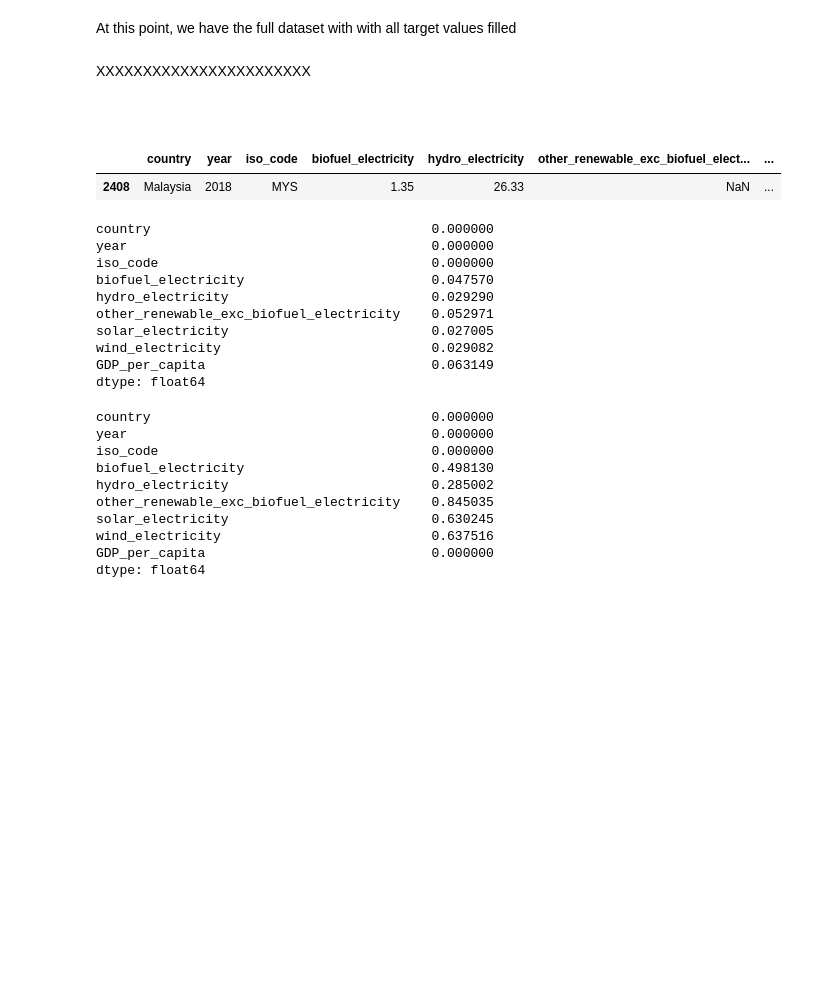
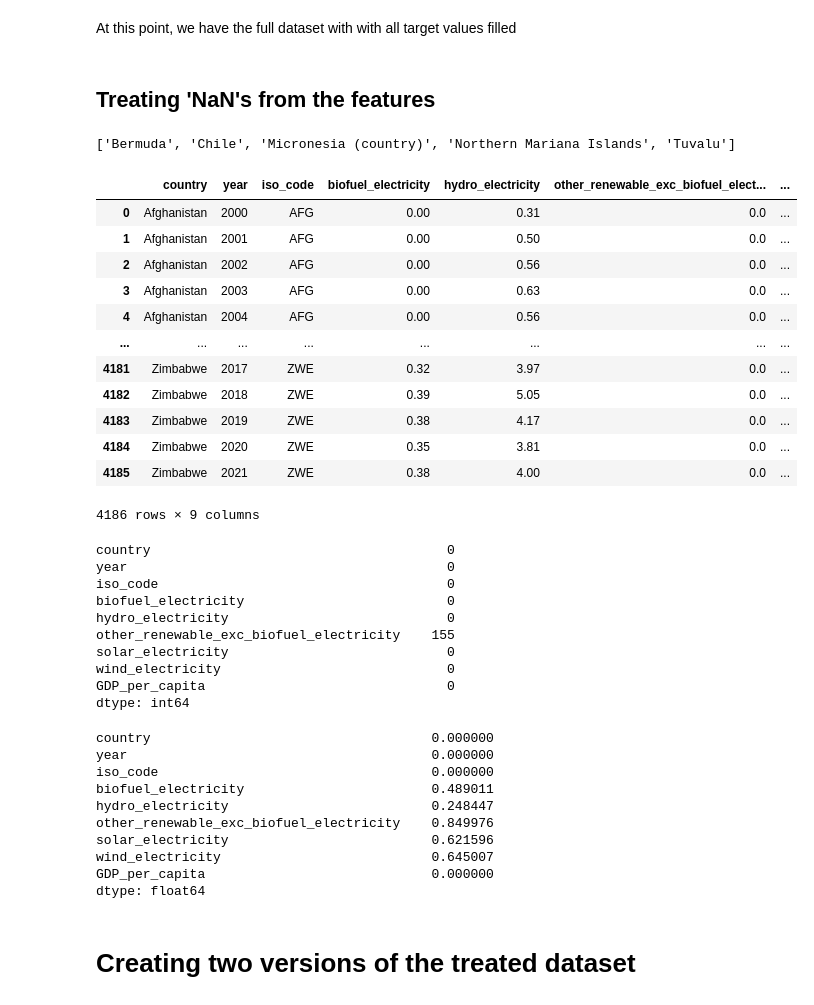
Before and after one commit to up841068/energy-economic-growth, a Jupyter notebook: pre-processing/preprocessing.ipynb, the cells around one changed output. Saved outputs shown, nothing was run; the diff lists cells and outputs as text; code cells hidden in the pictures; blank space fills up the shorter version.

Commit message:
Finished pre-processing the dataset, including both the base scenario (without replacing Zeros in festures) and final scenario (replacing Zeros in features by 0.0001)

```diff
--- a/pre-processing/preprocessing.ipynb
+++ b/pre-processing/preprocessing.ipynb
@@ -344,14 +344,38 @@ full_df_gdpclean2
 4290 rows × 9 columns
 # %% [markdown]
 At this point, we have the full dataset with with all target values filled
-# %% [markdown]
-XXXXXXXXXXXXXXXXXXXXXXX
 # %% [markdown]
-##
+## Treating 'NaN's from the features
-# %%
-# selecting a random sample for testing; later should select all rows in '..' in target
-item = full_df_gdpclean2.sample()
-item
-# %% [output]
-|  | country | year | iso_code | biofuel_electricity | hydro_electricity | other_renewable_exc_biofuel_elect... | ... |
-| 2408 | Malaysia | 2018 | MYS | 1.35 | 26.33 | NaN | ... |
+# %%
+# Checking countries that have more than 20 NaN values in its features (>25%)
+
+columns = ['biofuel_electricity', 'hydro_electricity', 'solar_electricity', 'wind_electricity']
+total_countries = full_df_gdpclean2['country'].unique()
+no_energy_countries = []
+
+for i in total_countries:
+    mask = full_df_gdpclean2['country'] == i
+    nan_sum = full_df_gdpclean2.loc[mask, columns].isna().sum().sum()
+    if nan_sum > 20:
+        no_energy_countries.append(i)
+print(no_energy_countries)
+# %% [output]
+['Bermuda', 'Chile', 'Micronesia (country)', 'Northern Mariana Islands', 'Tuvalu']
+# %%
+# Cropping countries that have more than 20 NaN values in its features (>25%)
+full_df_gdp_feat_clean = full_df_gdpclean2[~full_df_gdpclean2['country'].isin(no_energy_countries)].reset_index(drop=True)
+full_df_gdp_feat_clean
+# %% [output]
+|  | country | year | iso_code | biofuel_electricity | hydro_electricity | other_renewable_exc_biofuel_elect... | ... |
+| 0 | Afghanistan | 2000 | AFG | 0.00 | 0.31 | 0.0 | ... |
+| 1 | Afghanistan | 2001 | AFG | 0.00 | 0.50 | 0.0 | ... |
+| 2 | Afghanistan | 2002 | AFG | 0.00 | 0.56 | 0.0 | ... |
+| 3 | Afghanistan | 2003 | AFG | 0.00 | 0.63 | 0.0 | ... |
+| 4 | Afghanistan | 2004 | AFG | 0.00 | 0.56 | 0.0 | ... |
+| ... | ... | ... | ... | ... | ... | ... | ... |
+| 4181 | Zimbabwe | 2017 | ZWE | 0.32 | 3.97 | 0.0 | ... |
+| 4182 | Zimbabwe | 2018 | ZWE | 0.39 | 5.05 | 0.0 | ... |
+| 4183 | Zimbabwe | 2019 | ZWE | 0.38 | 4.17 | 0.0 | ... |
+| 4184 | Zimbabwe | 2020 | ZWE | 0.35 | 3.81 | 0.0 | ... |
+| 4185 | Zimbabwe | 2021 | ZWE | 0.38 | 4.00 | 0.0 | ... |
+4186 rows × 9 columns
@@ -358,28 +386,30 @@ item
 # %%
-full_df.isnull().sum()/len(full_df)
+full_df_gdp_feat_clean.isnull().sum()
 # %% [output]
-country                                    0.000000
-year                                       0.000000
-iso_code                                   0.000000
-biofuel_electricity                        0.047570
-hydro_electricity                          0.029290
-other_renewable_exc_biofuel_electricity    0.052971
-solar_electricity                          0.027005
-wind_electricity                           0.029082
-GDP_per_capita                             0.063149
-dtype: float64
+country                                      0
+year                                         0
+iso_code                                     0
+biofuel_electricity                          0
+hydro_electricity                            0
+other_renewable_exc_biofuel_electricity    155
+solar_electricity                            0
+wind_electricity                             0
+GDP_per_capita                               0
+dtype: int64
 # %%
-(full_df == 0).sum()/len(full_df)
+(full_df_gdp_feat_clean == 0).sum()/len(full_df_gdp_feat_clean)
 # %% [output]
 country                                    0.000000
 year                                       0.000000
 iso_code                                   0.000000
-biofuel_electricity                        0.498130
-hydro_electricity                          0.285002
-other_renewable_exc_biofuel_electricity    0.845035
-solar_electricity                          0.630245
-wind_electricity                           0.637516
+biofuel_electricity                        0.489011
+hydro_electricity                          0.248447
+other_renewable_exc_biofuel_electricity    0.849976
+solar_electricity                          0.621596
+wind_electricity                           0.645007
 GDP_per_capita                             0.000000
 dtype: float64
 # %%
 # full_df.to_csv('/home/pedroabisamara/code/final_project/cleaned_dataset.csv')
+# %% [markdown]
+# Creating two versions of the treated dataset
```
Also changed, not shown: parts of 30 cells of this notebook.
